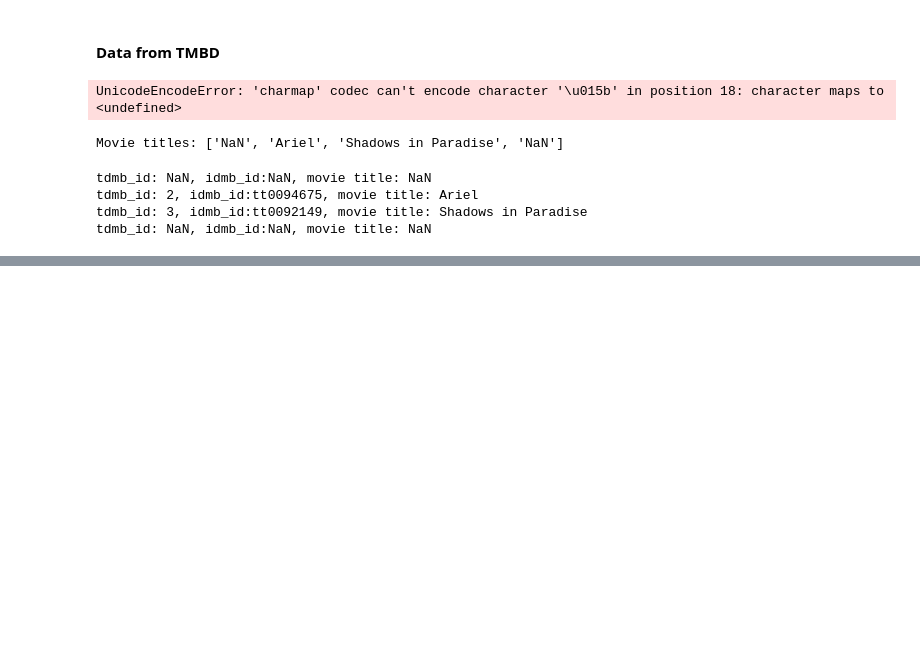
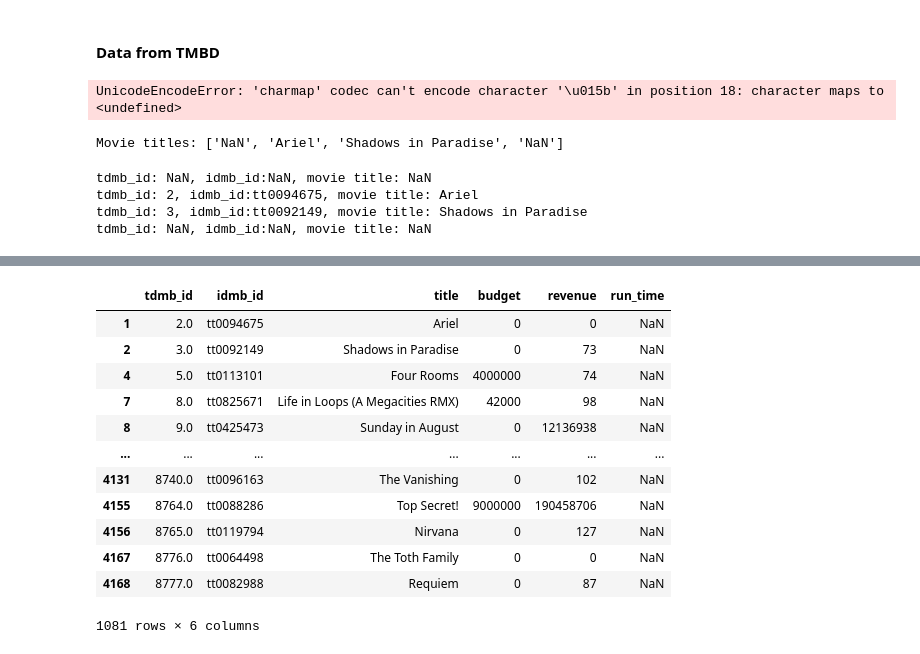
Before and after one commit to samuelroiz/Film_Industry_Research_Project, a Jupyter notebook: Sven_Branch/code/film_industry_api.ipynb, the cells around one changed output, grey strips where cells are left out. Cells and saved outputs as stored; diff of their text form; code cells hidden in the pictures; blank space fills up the shorter version.

```diff
--- a/Sven_Branch/code/film_industry_api.ipynb
+++ b/Sven_Branch/code/film_industry_api.ipynb
@@ -291,0 +388,17 @@ tdmb_id: NaN, idmb_id:NaN, movie title: NaN
+# %%
+movie_budget_revenue_dropped = movie_budget_dropped[movie_budget_dropped["revenue"].str.contains("NaN")==False]
+movie_budget_revenue_dropped
+# %% [output]
+|  | tdmb_id | idmb_id | title | budget | revenue | run_time |
+| 1 | 2.0 | tt0094675 | Ariel | 0 | 0 | NaN |
+| 2 | 3.0 | tt0092149 | Shadows in Paradise | 0 | 73 | NaN |
+| 4 | 5.0 | tt0113101 | Four Rooms | 4000000 | 74 | NaN |
+| 7 | 8.0 | tt0825671 | Life in Loops (A Megacities RMX) | 42000 | 98 | NaN |
+| 8 | 9.0 | tt0425473 | Sunday in August | 0 | 12136938 | NaN |
+| ... | ... | ... | ... | ... | ... | ... |
+| 4131 | 8740.0 | tt0096163 | The Vanishing | 0 | 102 | NaN |
+| 4155 | 8764.0 | tt0088286 | Top Secret! | 9000000 | 190458706 | NaN |
+| 4156 | 8765.0 | tt0119794 | Nirvana | 0 | 127 | NaN |
+| 4167 | 8776.0 | tt0064498 | The Toth Family | 0 | 0 | NaN |
+| 4168 | 8777.0 | tt0082988 | Requiem | 0 | 87 | NaN |
+1081 rows × 6 columns
```
Also changed, not shown: parts of 9 cells of this notebook.
